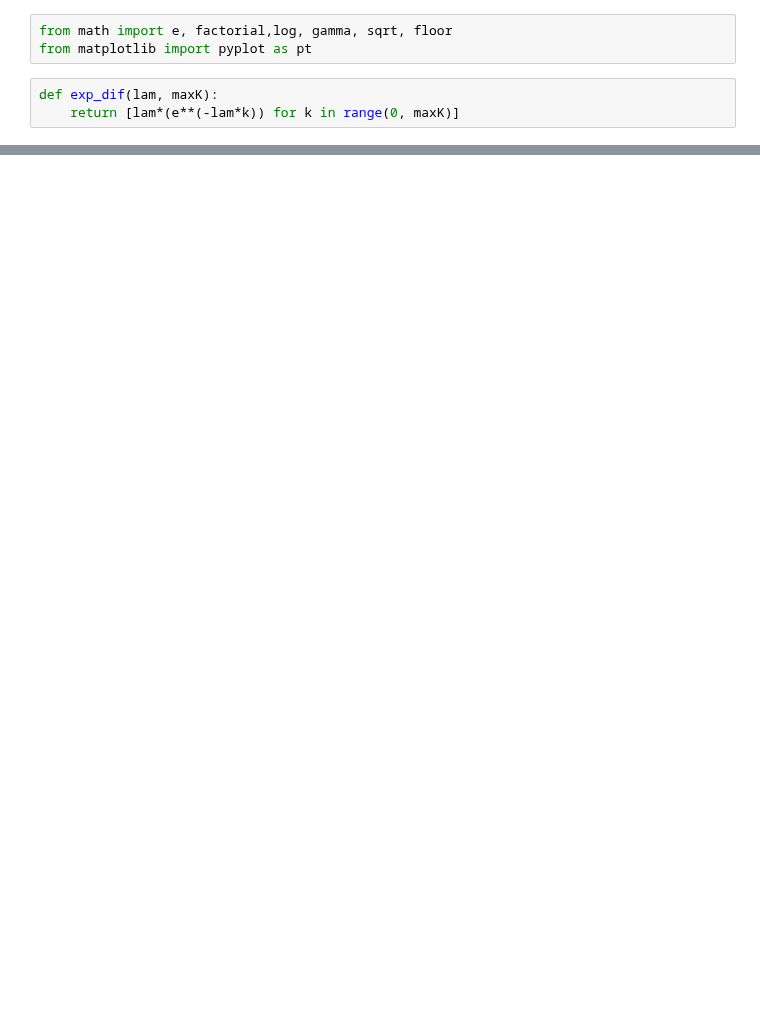
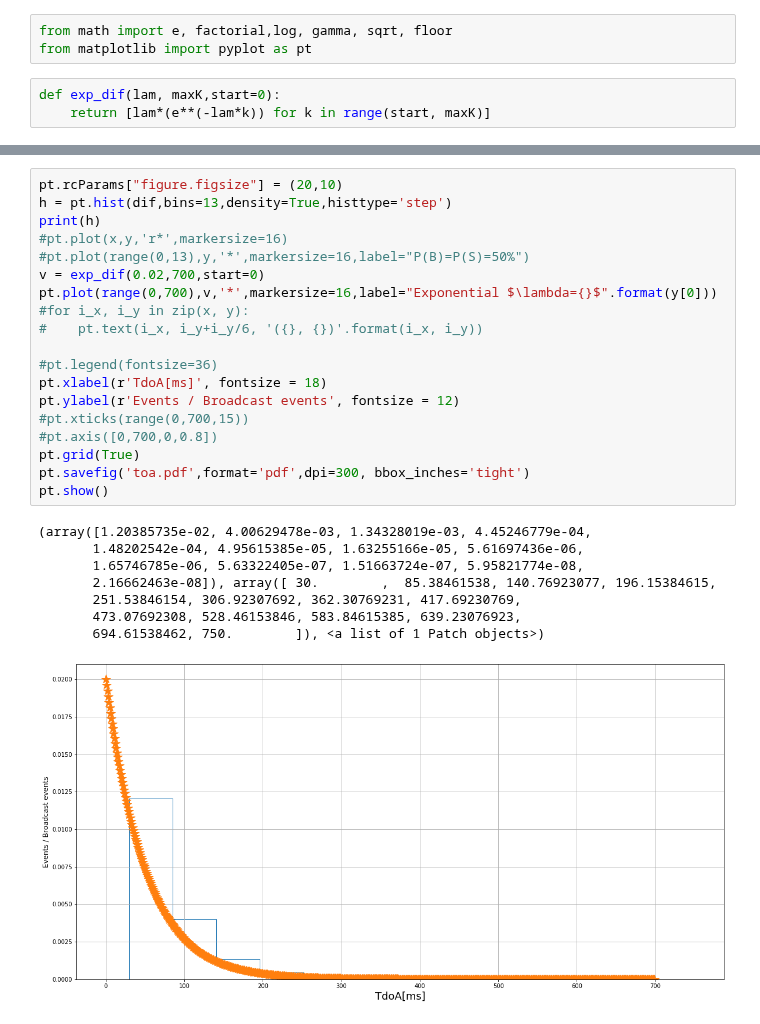
Before and after one commit to ingframin/BroadcastSimulation, a Jupyter notebook: results/Arrivals.ipynb, the cells around one changed output, grey strips where cells are left out. Drawn from its saved outputs; the diff is of its cells as text; blank space fills up the shorter version.

```diff
--- a/results/Arrivals.ipynb
+++ b/results/Arrivals.ipynb
@@ -2,5 +2,5 @@
 from math import e, factorial,log, gamma, sqrt, floor
 from matplotlib import pyplot as pt
 # %%
-def exp_dif(lam, maxK):
-    return [lam*(e**(-lam*k)) for k in range(0, maxK)]
+def exp_dif(lam, maxK,start=0):
+    return [lam*(e**(-lam*k)) for k in range(start, maxK)]
@@ -74,0 +47,28 @@ pt.show()
+# %%
+pt.rcParams["figure.figsize"] = (20,10)
+h = pt.hist(dif,bins=13,density=True,histtype='step')
+print(h)
+#pt.plot(x,y,'r*',markersize=16)
+#pt.plot(range(0,13),y,'*',markersize=16,label="P(B)=P(S)=50%")
+v = exp_dif(0.02,700,start=0)
+pt.plot(range(0,700),v,'*',markersize=16,label="Exponential $\lambda={}$".format(y[0]))
+#for i_x, i_y in zip(x, y):
+#    pt.text(i_x, i_y+i_y/6, '({}, {})'.format(i_x, i_y))
+
+#pt.legend(fontsize=36)
+pt.xlabel(r'TdoA[ms]', fontsize = 18)
+pt.ylabel(r'Events / Broadcast events', fontsize = 12)
+#pt.xticks(range(0,700,15))
+#pt.axis([0,700,0,0.8])
+pt.grid(True)
+pt.savefig('toa.pdf',format='pdf',dpi=300, bbox_inches='tight')
+pt.show()
+# %% [output]
+(array([1.20385735e-02, 4.00629478e-03, 1.34328019e-03, 4.45246779e-04,
+       1.48202542e-04, 4.95615385e-05, 1.63255166e-05, 5.61697436e-06,
+       1.65746785e-06, 5.63322405e-07, 1.51663724e-07, 5.95821774e-08,
+       2.16662463e-08]), array([ 30.        ,  85.38461538, 140.76923077, 196.15384615,
+       251.53846154, 306.92307692, 362.30769231, 417.69230769,
+       473.07692308, 528.46153846, 583.84615385, 639.23076923,
+       694.61538462, 750.        ]), <a list of 1 Patch objects>)
+[figure, added]
```
Also changed, not shown: parts of 4 cells of this notebook, 3 other files.
